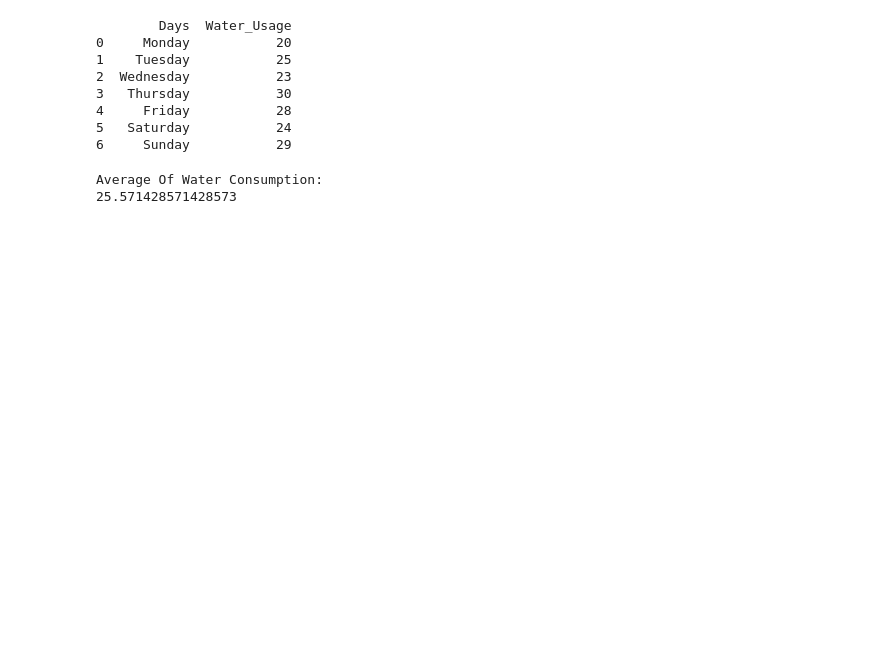
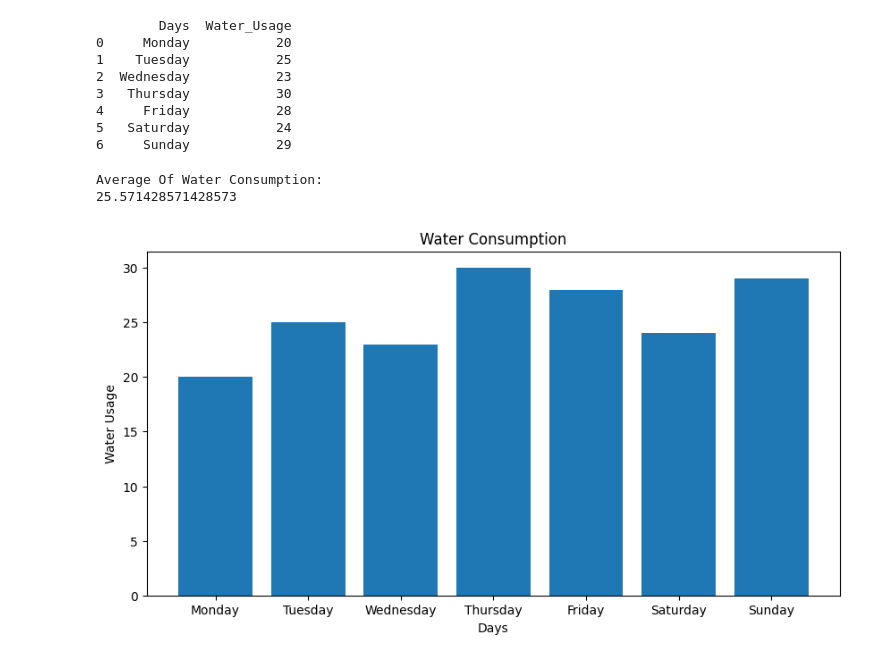
Before and after one commit to KarthikReddyvmd/Ethnotech-Data-Analytics-Training, a Jupyter notebook: Day 3/IPYNB-files/PredictiveAnalysisSample.ipynb, the cells around one changed output. Cells and saved outputs as stored; diff of their text form; code cells hidden in the pictures; blank space fills up the shorter version.

```diff
--- a/Day 3/IPYNB-files/PredictiveAnalysisSample.ipynb
+++ b/Day 3/IPYNB-files/PredictiveAnalysisSample.ipynb
@@ -20,12 +21,20 @@ print(df)
 4     Friday           28
 5   Saturday           24
 6     Sunday           29
-# %%
-print("Average Of Water Consumption:")
-print(df['Water_Usage'].mean())
-# %% [output]
-Average Of Water Consumption:
-25.571428571428573
+# %%
+print("Average Of Water Consumption:")
+print(df['Water_Usage'].mean())
+
+plt.figure(figsize=(10,5))
+plt.bar(df['Days'],df['Water_Usage'])
+plt.xlabel('Days')
+plt.ylabel('Water Usage')
+plt.title('Water Consumption')
+plt.show()
+# %% [output]
+Average Of Water Consumption:
+25.571428571428573
+[figure, added]
 # %%
 print("Total Water Consumption in a day:")
 for i in range (len(df)):
```
Also changed, not shown: parts of 5 cells of this notebook.
